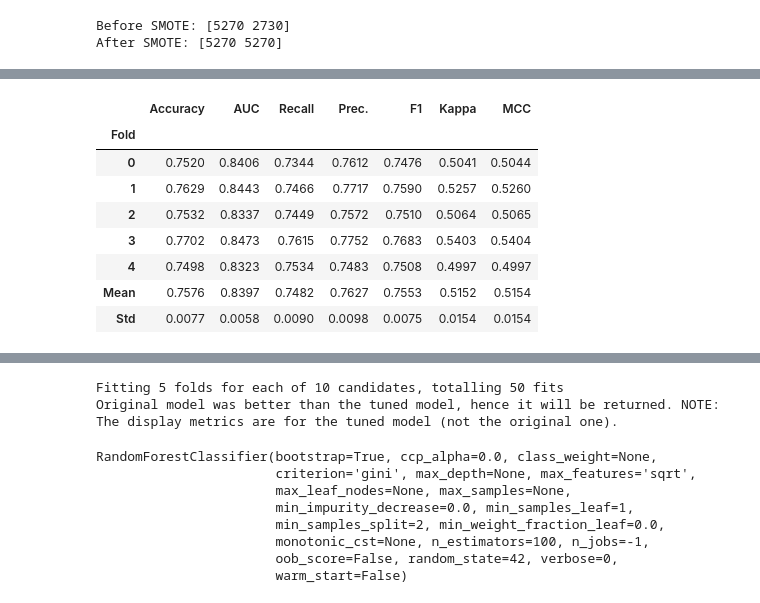
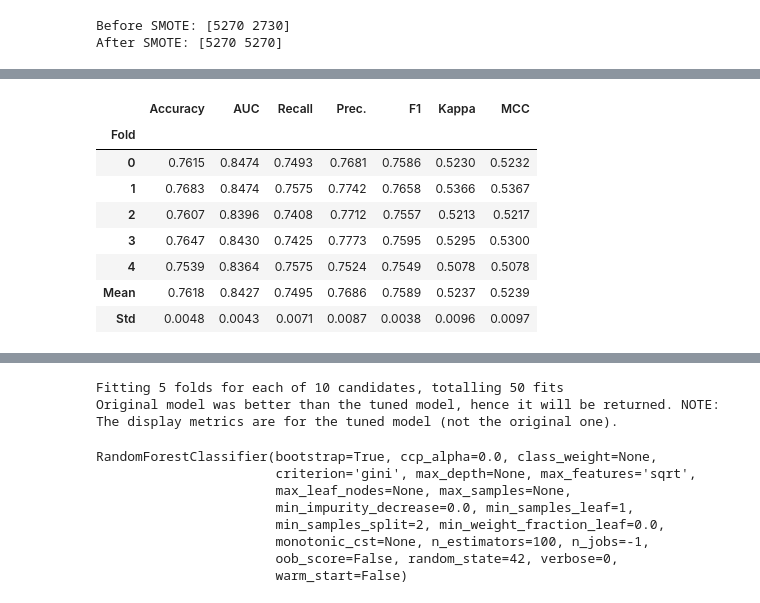
Before and after one commit to dothegee/dacon, a Jupyter notebook: smote_pycaret.ipynb, the cells around one changed output, grey strips where cells are left out. Drawn from its saved outputs; the diff is of its cells as text; code cells hidden in the pictures.

```diff
--- a/smote_pycaret.ipynb
+++ b/smote_pycaret.ipynb
@@ -51,7 +62,7 @@ clf = setup(data=pd.concat([X_train_smote, y_train_smote], axis=1),
             session_id=42)
 
 # 여러 모델 비교 후 가장 성능이 좋은 모델 5개 선택
-top_models = compare_models(sort='F1', n_select=5, fold=5)
+top_models = compare_models(sort='AUC', n_select=5, fold=5)
 # %% [output]
 [LightGBM] [Warning] There are no meaningful features which satisfy the provided configuration. Decreasing Dataset parameters min_data_in_bin or min_data_in_leaf and re-constructing Dataset might reso ...
 [LightGBM] [Info] Number of positive: 1, number of negative: 1
@@ -143,18 +166,18 @@ Please recompile with CMake option -DUSE_CUDA=1
 # %%
 # 최상의 모델 중 하나를 선택하여 튜닝 (예: LightGBM 선택)
 best_model = top_models[0]  # 가장 성능이 좋은 모델 선택
-tuned_model = tune_model(best_model, optimize='F1', fold=5)
+tuned_model = tune_model(best_model, optimize='AUC', fold=5)
 # %% [output]
 [interactive output not drawn]
 |  | Accuracy | AUC | Recall | Prec. | F1 | Kappa | MCC |
 | Fold |  |  |  |  |  |  |  |
-| 0 | 0.7520 | 0.8406 | 0.7344 | 0.7612 | 0.7476 | 0.5041 | 0.5044 |
-| 1 | 0.7629 | 0.8443 | 0.7466 | 0.7717 | 0.7590 | 0.5257 | 0.5260 |
-| 2 | 0.7532 | 0.8337 | 0.7449 | 0.7572 | 0.7510 | 0.5064 | 0.5065 |
-| 3 | 0.7702 | 0.8473 | 0.7615 | 0.7752 | 0.7683 | 0.5403 | 0.5404 |
-| 4 | 0.7498 | 0.8323 | 0.7534 | 0.7483 | 0.7508 | 0.4997 | 0.4997 |
-| Mean | 0.7576 | 0.8397 | 0.7482 | 0.7627 | 0.7553 | 0.5152 | 0.5154 |
-| Std | 0.0077 | 0.0058 | 0.0090 | 0.0098 | 0.0075 | 0.0154 | 0.0154 |
+| 0 | 0.7615 | 0.8474 | 0.7493 | 0.7681 | 0.7586 | 0.5230 | 0.5232 |
+| 1 | 0.7683 | 0.8474 | 0.7575 | 0.7742 | 0.7658 | 0.5366 | 0.5367 |
+| 2 | 0.7607 | 0.8396 | 0.7408 | 0.7712 | 0.7557 | 0.5213 | 0.5217 |
+| 3 | 0.7647 | 0.8430 | 0.7425 | 0.7773 | 0.7595 | 0.5295 | 0.5300 |
+| 4 | 0.7539 | 0.8364 | 0.7575 | 0.7524 | 0.7549 | 0.5078 | 0.5078 |
+| Mean | 0.7618 | 0.8427 | 0.7495 | 0.7686 | 0.7589 | 0.5237 | 0.5239 |
+| Std | 0.0048 | 0.0043 | 0.0071 | 0.0087 | 0.0038 | 0.0096 | 0.0097 |
 [interactive output not drawn]
 Fitting 5 folds for each of 10 candidates, totalling 50 fits
 Original model was better than the tuned model, hence it will be returned. NOTE: The display metrics are for the tuned model (not the original one).
```
Also changed, not shown: parts of 8 cells of this notebook, 7 other files.
